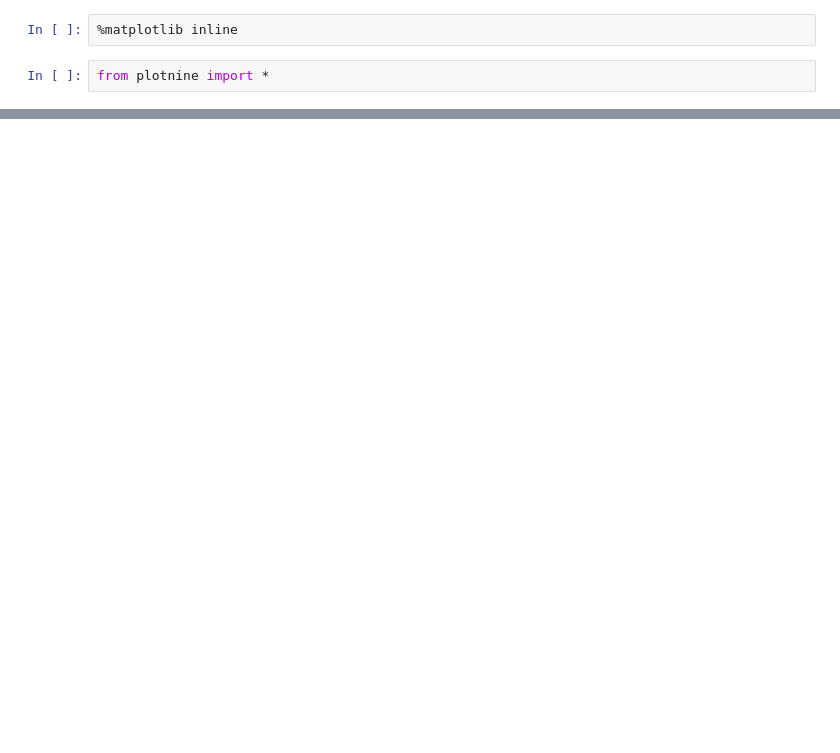
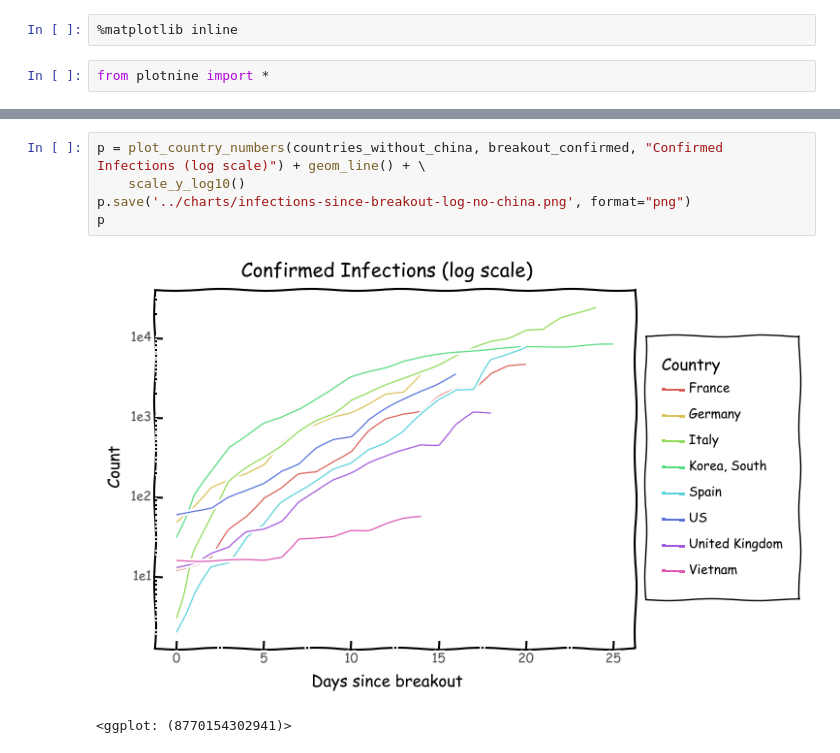
Before and after one commit to ashic/corona, a Jupyter notebook: notebooks/growth-rates.ipynb, the cells around one changed output, grey strips where cells are left out. Cells and saved outputs as stored; diff of their text form; blank space fills up the shorter version.

```diff
--- a/notebooks/growth-rates.ipynb
+++ b/notebooks/growth-rates.ipynb
@@ -54,0 +97,8 @@ plot_country_numbers(['United Kingdom', 'Italy', 'Spain', 'Germany', 'France', '
+# %%
+p = plot_country_numbers(countries_without_china, breakout_confirmed, "Confirmed Infections (log scale)") + geom_line() + \
+    scale_y_log10()
+p.save('../charts/infections-since-breakout-log-no-china.png', format="png")
+p
+# %% [output]
+[figure, added]
+<ggplot: (8770154302941)>
```
Also changed, not shown: parts of 17 cells of this notebook, 8 other files.
